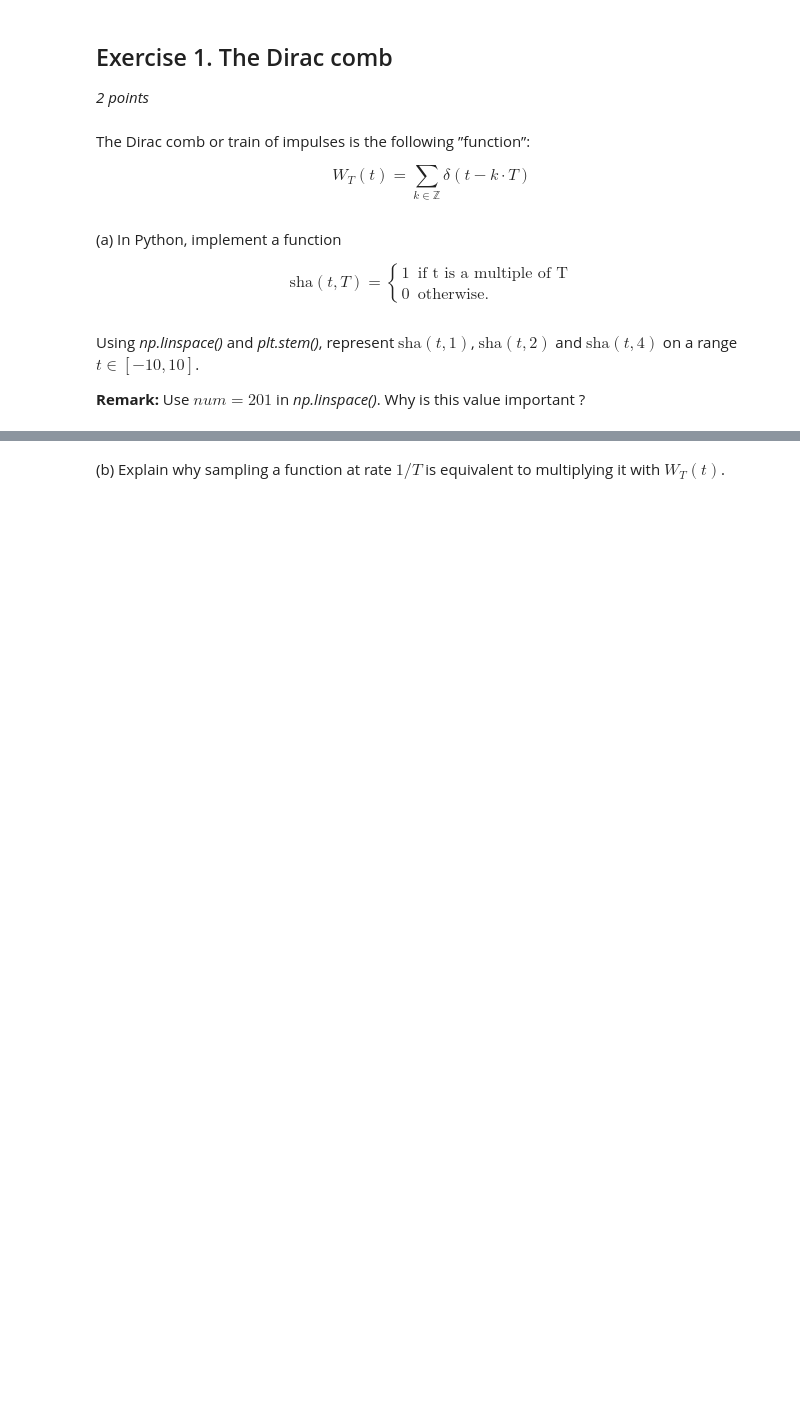
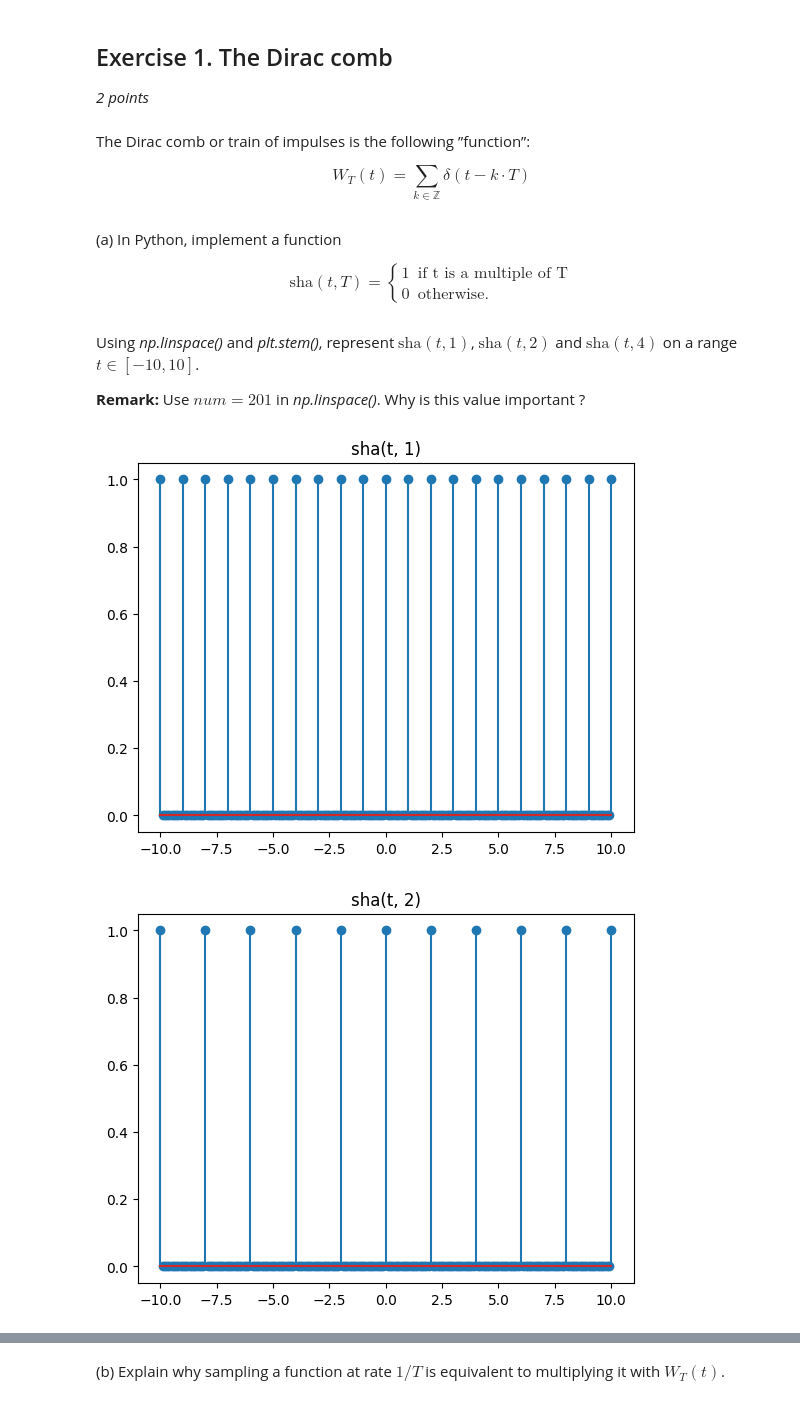
Before and after one commit to Arkanthara/digital_image_processing, a Jupyter notebook: TP7_donnet_michel.ipynb, the cells around one changed output, grey strips where cells are left out. Drawn from its saved outputs; the diff is of its cells as text; code cells hidden in the pictures; blank space fills up the shorter version.

```diff
--- a/TP7_donnet_michel.ipynb
+++ b/TP7_donnet_michel.ipynb
@@ -42,0 +40,26 @@ import matplotlib.pyplot as plt
+# %%
+import numpy as np
+import matplotlib.pyplot as plt
+
+def sha(t, T) -> int:
+    if t % T == 0:
+        return 1
+    return 0
+
+def sha_vector(t: np.ndarray, T) -> np.ndarray:
+    result = t % T + 1
+    result[result != 1] = 0
+    return result
+
+
+t = np.linspace(-10, 10, 201)
+T = [1, 2, 4]
+
+for i in T:
+    plt.figure()
+    plt.title(f"sha(t, {i})")
+    plt.stem(t, sha_vector(t, i))
+    plt.show()
+# %% [output]
+[figure, added]
+[figure, added]
```
Also changed, not shown: parts of 11 cells of this notebook.
